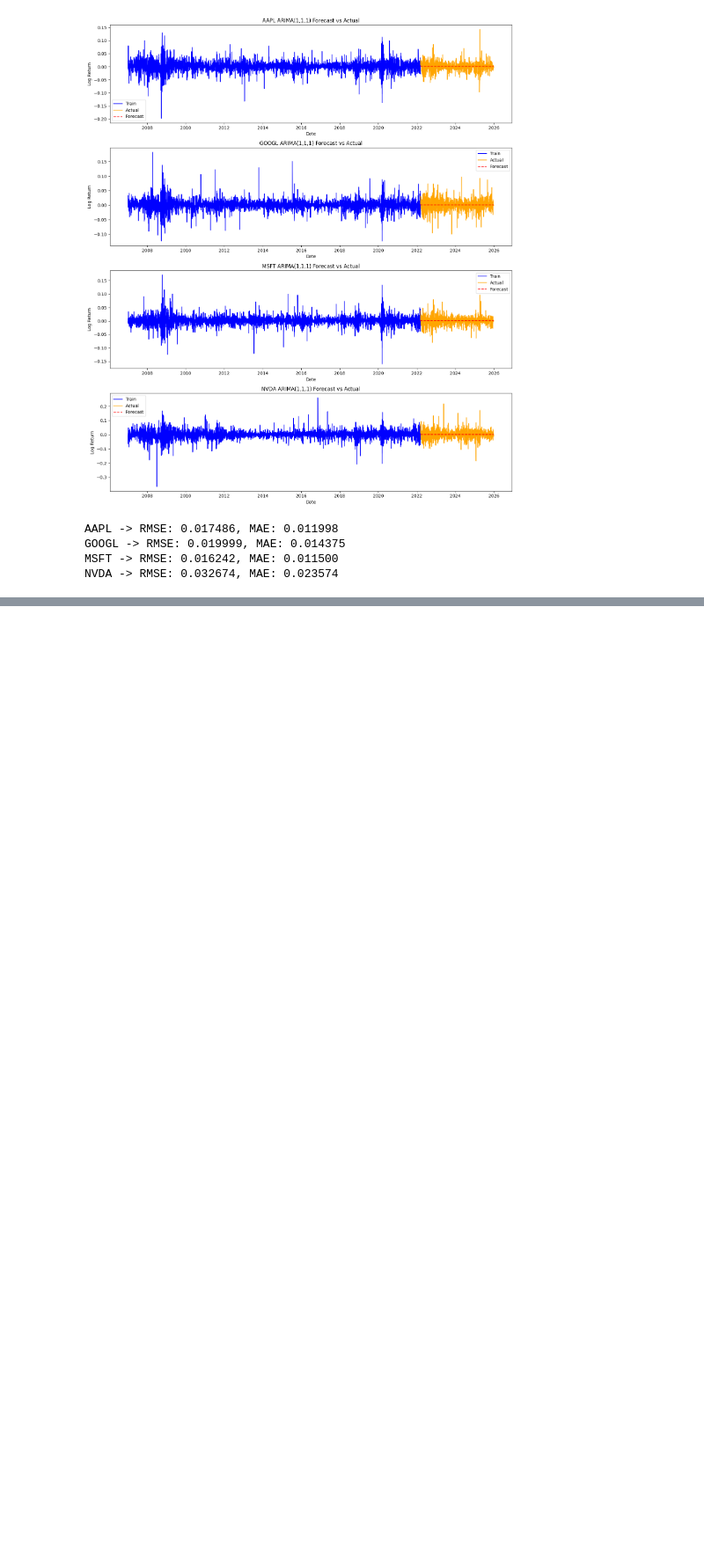
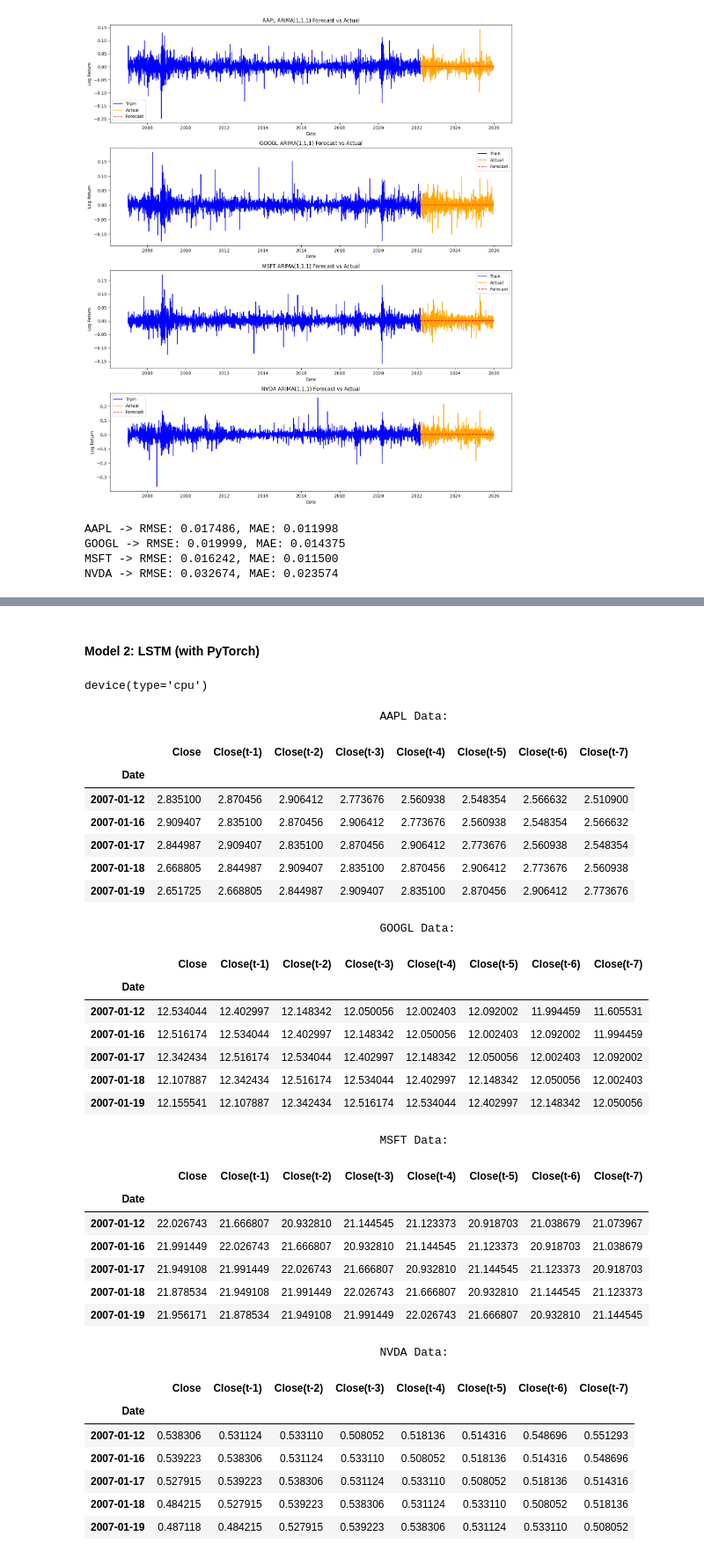
Before and after one commit to tosalam17/Quant-Time-Series-Project, a Jupyter notebook: quant-tsf.ipynb, the cells around one changed output, grey strips where cells are left out. Shown at 88% size. Drawn from its saved outputs; the diff is of its cells as text; code cells hidden in the pictures; blank space fills up the shorter version.

Commit message:
Preprocessed my data in order to be able to run it through an LSTM neural network

```diff
--- a/quant-tsf.ipynb
+++ b/quant-tsf.ipynb
@@ -433,11 +433,11 @@ plt.show()
 fig, axes = plt.subplots(4, 1, figsize=(14, 16))
 
 for i, tick in enumerate(tickers):
-    forecast = arima_results[tick].forecast(steps=len(test[tick]))
+    forecast = arima_results[tick].forecast(steps=len(arima_test[tick]))
 
-    axes[i].plot(train[tick].index, train[tick], label='Train', color='blue')
-    axes[i].plot(test[tick].index, test[tick], label='Actual', color='orange')
-    axes[i].plot(test[tick].index, forecast, label='Forecast', color='red', linestyle='--')
+    axes[i].plot(arima_train[tick].index, arima_train[tick], label='Train', color='blue')
+    axes[i].plot(arima_test[tick].index, arima_test[tick], label='Actual', color='orange')
+    axes[i].plot(arima_test[tick].index, forecast, label='Forecast', color='red', linestyle='--')
     axes[i].set_title(f'{tick} ARIMA(1,1,1) Forecast vs Actual')
     axes[i].set_xlabel('Date')
     axes[i].set_ylabel('Log Return')
@@ -452,10 +452,10 @@ plt.show()
 arima_metrics = {}
 
 for tick in tickers:
-    forecast_log = arima_results[tick].forecast(steps=len(test[tick]))
+    forecast_log = arima_results[tick].forecast(steps=len(arima_test[tick]))
 
-    rmse = np.sqrt(mean_squared_error(test[tick], forecast_log))
-    mae = mean_absolute_error(test[tick], forecast_log)
+    rmse = np.sqrt(mean_squared_error(arima_test[tick], forecast_log))
+    mae = mean_absolute_error(arima_test[tick], forecast_log)
 
     arima_metrics[tick] = {'RMSE': rmse, 'MAE': mae}
     print(f'{tick} -> RMSE: {rmse:.6f}, MAE: {mae:.6f}')
@@ -466,0 +497,61 @@ NVDA -> RMSE: 0.032674, MAE: 0.023574
+# %% [markdown]
+#### Model 2: LSTM (with PyTorch)
+# %%
+device = torch.device('cuda' if torch.cuda.is_available() else 'cpu')
+device
+# %% [output]
+device(type='cpu')
+# %%
+from copy import deepcopy as dc
+
+def preparing_lstm_df(df, n_steps, ticker):
+    data = pd.DataFrame()
+    data['Close'] = dc(df['Close'][ticker].values)
+    data.index = df['Close'][ticker].index
+
+    for i in range(1, n_steps + 1):
+        data[f'Close(t-{i})'] = data['Close'].shift(i)
+
+    data.dropna(inplace=True)
+    return data
+
+
+n_steps = 7
+lstm_data = {}
+for tick in tickers:
+    lstm_data[tick] = preparing_lstm_df(tsf_data, n_steps, tick)
+    print(f'                                           {tick} Data:\n')
+    display(lstm_data[tick].head())
+# %% [output]
+                                           AAPL Data:
+|  | Close | Close(t-1) | Close(t-2) | Close(t-3) | Close(t-4) | Close(t-5) | Close(t-6) | Close(t-7) |
+| Date |  |  |  |  |  |  |  |  |
+| 2007-01-12 | 2.835100 | 2.870456 | 2.906412 | 2.773676 | 2.560938 | 2.548354 | 2.566632 | 2.510900 |
+| 2007-01-16 | 2.909407 | 2.835100 | 2.870456 | 2.906412 | 2.773676 | 2.560938 | 2.548354 | 2.566632 |
+| 2007-01-17 | 2.844987 | 2.909407 | 2.835100 | 2.870456 | 2.906412 | 2.773676 | 2.560938 | 2.548354 |
+| 2007-01-18 | 2.668805 | 2.844987 | 2.909407 | 2.835100 | 2.870456 | 2.906412 | 2.773676 | 2.560938 |
+| 2007-01-19 | 2.651725 | 2.668805 | 2.844987 | 2.909407 | 2.835100 | 2.870456 | 2.906412 | 2.773676 |
+                                           GOOGL Data:
+|  | Close | Close(t-1) | Close(t-2) | Close(t-3) | Close(t-4) | Close(t-5) | Close(t-6) | Close(t-7) |
+| Date |  |  |  |  |  |  |  |  |
+| 2007-01-12 | 12.534044 | 12.402997 | 12.148342 | 12.050056 | 12.002403 | 12.092002 | 11.994459 | 11.605531 |
+| 2007-01-16 | 12.516174 | 12.534044 | 12.402997 | 12.148342 | 12.050056 | 12.002403 | 12.092002 | 11.994459 |
+| 2007-01-17 | 12.342434 | 12.516174 | 12.534044 | 12.402997 | 12.148342 | 12.050056 | 12.002403 | 12.092002 |
+| 2007-01-18 | 12.107887 | 12.342434 | 12.516174 | 12.534044 | 12.402997 | 12.148342 | 12.050056 | 12.002403 |
+| 2007-01-19 | 12.155541 | 12.107887 | 12.342434 | 12.516174 | 12.534044 | 12.402997 | 12.148342 | 12.050056 |
+                                           MSFT Data:
+|  | Close | Close(t-1) | Close(t-2) | Close(t-3) | Close(t-4) | Close(t-5) | Close(t-6) | Close(t-7) |
+| Date |  |  |  |  |  |  |  |  |
+| 2007-01-12 | 22.026743 | 21.666807 | 20.932810 | 21.144545 | 21.123373 | 20.918703 | 21.038679 | 21.073967 |
+| 2007-01-16 | 21.991449 | 22.026743 | 21.666807 | 20.932810 | 21.144545 | 21.123373 | 20.918703 | 21.038679 |
+| 2007-01-17 | 21.949108 | 21.991449 | 22.026743 | 21.666807 | 20.932810 | 21.144545 | 21.123373 | 20.918703 |
+| 2007-01-18 | 21.878534 | 21.949108 | 21.991449 | 22.026743 | 21.666807 | 20.932810 | 21.144545 | 21.123373 |
+| 2007-01-19 | 21.956171 | 21.878534 | 21.949108 | 21.991449 | 22.026743 | 21.666807 | 20.932810 | 21.144545 |
+                                           NVDA Data:
+|  | Close | Close(t-1) | Close(t-2) | Close(t-3) | Close(t-4) | Close(t-5) | Close(t-6) | Close(t-7) |
+| Date |  |  |  |  |  |  |  |  |
+| 2007-01-12 | 0.538306 | 0.531124 | 0.533110 | 0.508052 | 0.518136 | 0.514316 | 0.548696 | 0.551293 |
+| 2007-01-16 | 0.539223 | 0.538306 | 0.531124 | 0.533110 | 0.508052 | 0.518136 | 0.514316 | 0.548696 |
+| 2007-01-17 | 0.527915 | 0.539223 | 0.538306 | 0.531124 | 0.533110 | 0.508052 | 0.518136 | 0.514316 |
+| 2007-01-18 | 0.484215 | 0.527915 | 0.539223 | 0.538306 | 0.531124 | 0.533110 | 0.508052 | 0.518136 |
+| 2007-01-19 | 0.487118 | 0.484215 | 0.527915 | 0.539223 | 0.538306 | 0.531124 | 0.533110 | 0.508052 |
```
Also changed, not shown: parts of 6 cells of this notebook.
